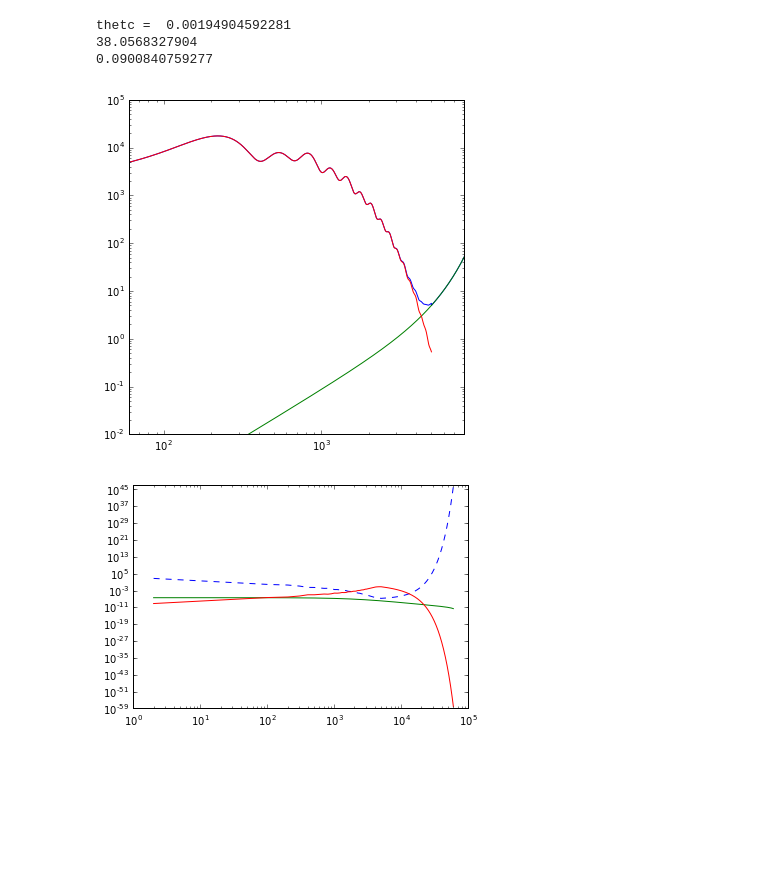
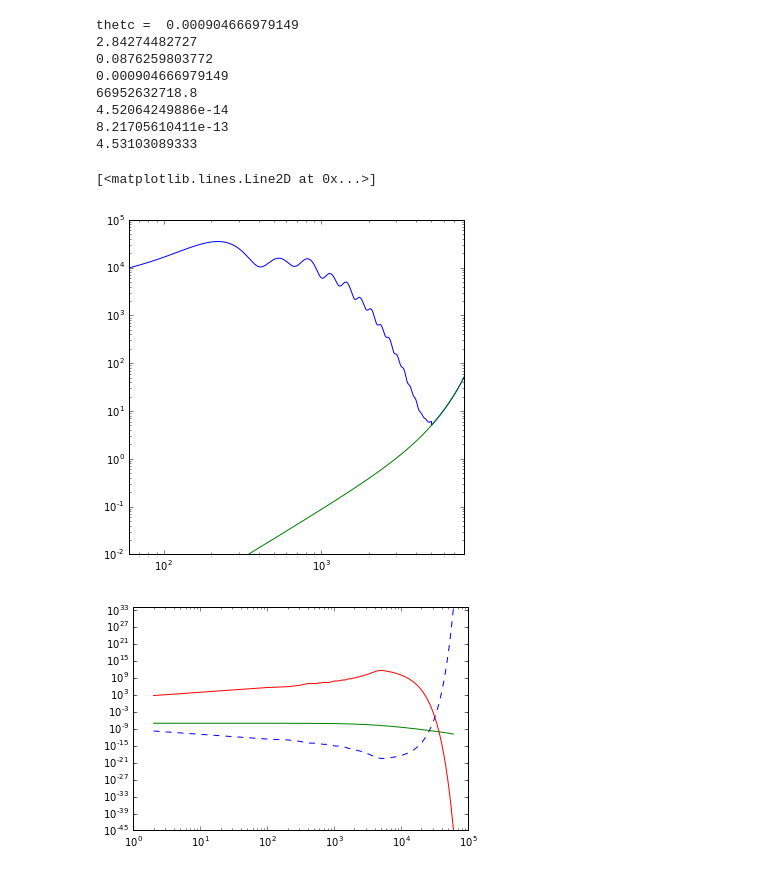
Before and after one commit to nbatta/szar, a Jupyter notebook: Matched_filter_SZ.ipynb, the cells around one changed output. Cells and saved outputs as stored; diff of their text form; code cells hidden in the pictures; blank space fills up the shorter version.

```diff
--- a/Matched_filter_SZ.ipynb
+++ b/Matched_filter_SZ.ipynb
@@ -483,8 +494,8 @@ noise_plot.show()
 pars = camb.CAMBparams()
 pars.set_cosmology(H0=cp.h0, ombh2=cp.ob*(cp.h0/100.)**2, omch2=(cp.om - cp.ob)*(cp.h0/100.)**2,)
 results = camb.get_background(pars)
-DA_z = results.angular_diameter_distance(z) * (cp.h0/100.)
-R500 = HP.rdel_c(M,z,500)
+DA_z = results.angular_diameter_distance(zz) * (cp.h0/100.)
+R500 = SZProf.R500
 thetc = R500/DA_z
 
 #dell = 1
@@ -505,39 +516,73 @@ dell = 100
 ells = np.arange(2,60000,dell)
 nl = np.interp(ells,el,nltemp)
 start = time.time()
-y2dt2= SZProf.y2D_tilde_norm(ells,M,z,thetc)
+y2dt2= SZProf.y2D_tilde_norm(ells,thetc)
 #y2dt2_2= SZProf.y2D_tilde_norm(ells,thetc2)
 
 print time.time() - start
 
 plt.figure()
 plt.plot(ells,nl,'--')
 plt.loglog(ells,y2dt2)
 plt.plot(ells,y2dt2/nl)
 #plt.loglog(ells,y2dt2_2)
 
 #FIX
 #fvar = SZProf.filter_variance(thetc)
 #print fvar #UNITS!!!!!!! [armin2] dropped a deg to arcmin somewhere
 #print fvar * thetc**2
 
 
 dthttest = np.deg2rad(0.1/60)
 tht = np.arange(dthttest,60*5*dthttest,dthttest)
 #tht2 = tht/2.0
 #dthttest = 0.00001*arc
 #tht = np.arange(dthttest,0.05*arc,dthttest)
 filt = 0.0*tht
 #filt2 = 0.0*tht
 
 start2 = time.time()
 for ii in xrange(len(tht)):
     filt[ii] = np.sum(special.jv(0,ells*tht[ii])*ells*y2dt2/nl)*dell
 #    filt2[ii] = np.sum(special.jv(0,ells*tht[ii])*ells*y2dt2_2/nl)
 print time.time() - start2
+
+#arc = 5.9
+#thetc = np.deg2rad(arc / 60.)
+
+pars = camb.CAMBparams()
+pars.set_cosmology(H0=cp.h0, ombh2=cp.ob*(cp.h0/100.)**2, omch2=(cp.om - cp.ob)*(cp.h0/100.)**2,)
+results = camb.get_background(pars)
+DA_z = results.angular_diameter_distance(zz) * (cp.h0/100.)
+
+start2 = time.time()
+print np.sqrt(SZProf.filter_variance(DA_z))
+print time.time() - start2
+#plt.figure()
+#plt.loglog(ktest,y2dt2/y2dt2_2)
+
+#print y2dt2/y2dt2_2
+fig = plt.figure(figsize=(10,10))
+plt.xlim([0,10])
+#plt.plot(tht/thetc,filt/np.max(filt))
+
+plt.plot(np.rad2deg(tht)*60.,filt/np.max(filt),'k')
+#plt.plot(np.rad2deg(tht*thetc2)*60.,filt2/np.max(filt2))
+plt.plot(np.rad2deg(tht)*60.,SZProf.y2D_norm(tht/thetc),'k--')
+#plt.plot(np.rad2deg(tht)*60.,SZProf.y2D_norm(tht),'--')
+#plt.plot(np.rad2deg(tht)*60.,SZProf.y2D_test(tht,thetc),'--')
+plt.plot([0,10],[0,0],'k--')
+#xx,yy = np.loadtxt('/Users/nab/Desktop/Projects/Match_filter/JBM_2005.dat',unpack=True)
+#plt.plot(xx,yy,'rx')
 # %% [output]
-thetc =  0.00194904592281
-38.0568327904
-0.0900840759277
+thetc =  0.000904666979149
+2.84274482727
+0.0876259803772
+0.000904666979149
+66952632718.8
+4.52064249886e-14
+8.21705610411e-13
+4.53103089333
+[<matplotlib.lines.Line2D at 0x...>]
-[figure, old version]
+[figure, new version]
-[figure, old version]
+[figure, new version]
```
Also changed, not shown: parts of 4 cells of this notebook.
